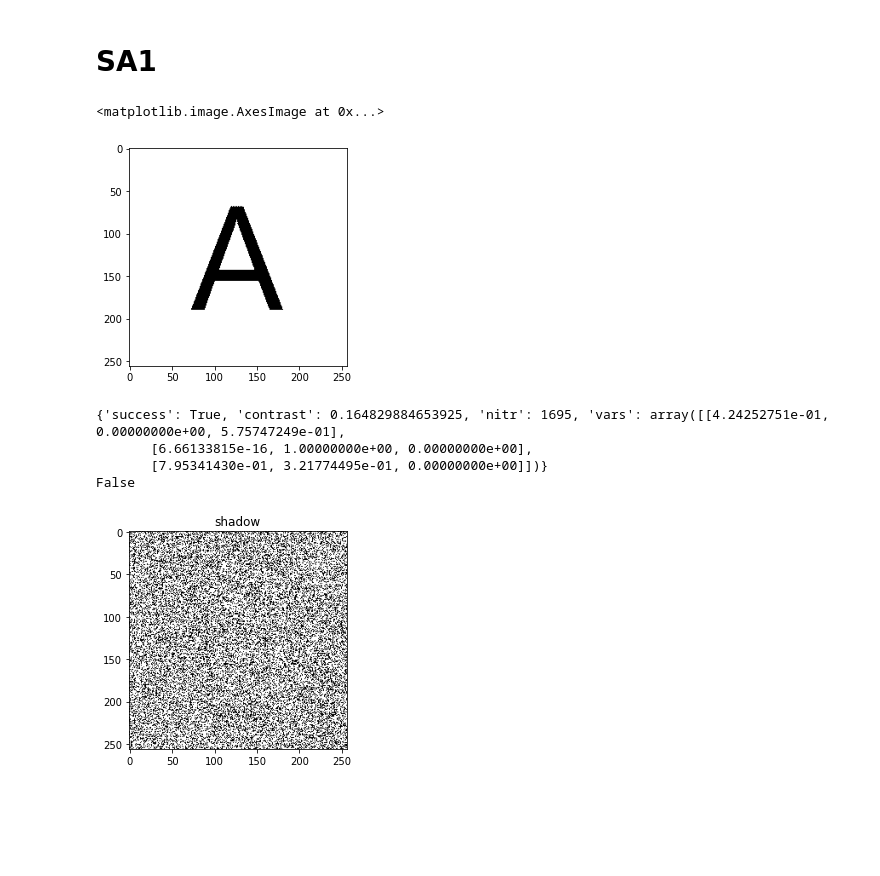
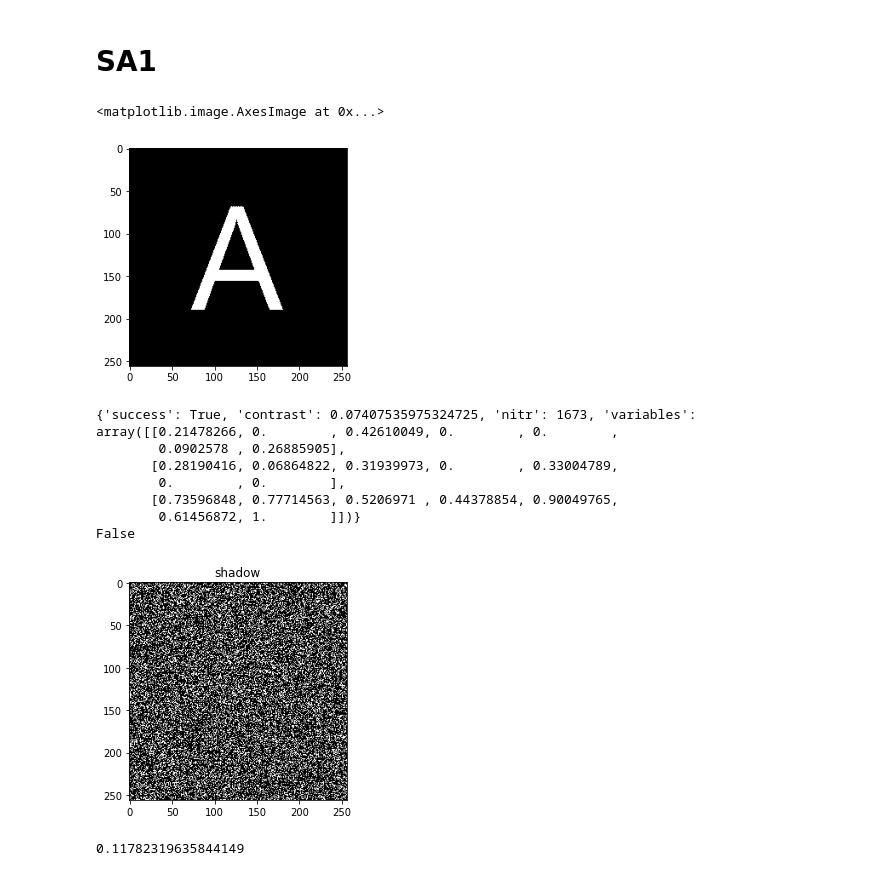
Before and after one commit to Fungx/k_inf_sivcs, a Jupyter notebook: opt_sa1.ipynb, the cells around one changed output. Saved outputs shown, nothing was run; the diff lists cells and outputs as text; code cells hidden in the pictures; blank space fills up the shorter version.

```diff
--- a/opt_sa1.ipynb
+++ b/opt_sa1.ipynb
@@ -3,24 +3,24 @@
 # %%
 import numpy as np
 
 from PIL import Image
 from matplotlib import pyplot as plt
 
 secret = np.logical_not(np.array(Image.open("../A_256.png").convert("1"), dtype=bool))
-plt.imshow(secret, cmap="gray_r")
+plt.imshow(secret, cmap="gray")
 # %% [output]
 <matplotlib.image.AxesImage at 0x...>
-[figure, old version]
+[figure, new version]
 # %%
 from optimize import optimize_sa1
 
-K = 2
+K = 6
 result = optimize_sa1(K, ws=25)
 print(result)
 if result.success:
-    p0 = result.vars[0]  # 白色选择随机数发生器的概率
-    p1 = result.vars[1]  # 黑色选择随机数发生器的概率
-    rx = result.vars[2]  # 随机数发生器输出0(False/白色)的概率
+    p0 = result.variables[0]  # 白色选择随机数发生器的概率
+    p1 = result.variables[1]  # 黑色选择随机数发生器的概率
+    rx = result.variables[2]  # 随机数发生器输出0(False/白色)的概率
 
 shadows = [np.zeros(secret.shape, dtype=bool) for _ in range(K)]
 D = np.zeros(secret.shape, dtype=int)
@@ -36,11 +36,19 @@ plt.title("shadow")
 plt.imshow(shadows[0],cmap="gray")
 print((shadows[0]==shadows[1]).all())
 # %% [output]
-{'success': True, 'contrast': 0.164829884653925, 'nitr': 1695, 'vars': array([[4.24252751e-01, 0.00000000e+00, 5.75747249e-01],
-       [6.66133815e-16, 1.00000000e+00, 0.00000000e+00],
-       [7.95341430e-01, 3.21774495e-01, 0.00000000e+00]])}
+{'success': True, 'contrast': 0.07407535975324725, 'nitr': 1673, 'variables': array([[0.21478266, 0.        , 0.42610049, 0.        , 0.        ,
+        0.0902578 , 0.26885905],
+       [0.28190416, 0.06864822, 0.31939973, 0.        , 0.33004789,
+        0.        , 0.        ],
+       [0.73596848, 0.77714563, 0.5206971 , 0.44378854, 0.90049765,
+        0.61456872, 1.        ]])}
 False
-[figure, old version]
+[figure, new version]
+# %%
+from optimize import safety_penalty_list
+sum(safety_penalty_list(result.variables))
+# %% [output]
+0.11782319635844149
 # %%
 reveal_old=np.zeros(secret.shape,dtype=bool)
 for sd in shadows:
```
Also changed, not shown: parts of 3 cells of this notebook, 5 other files.
